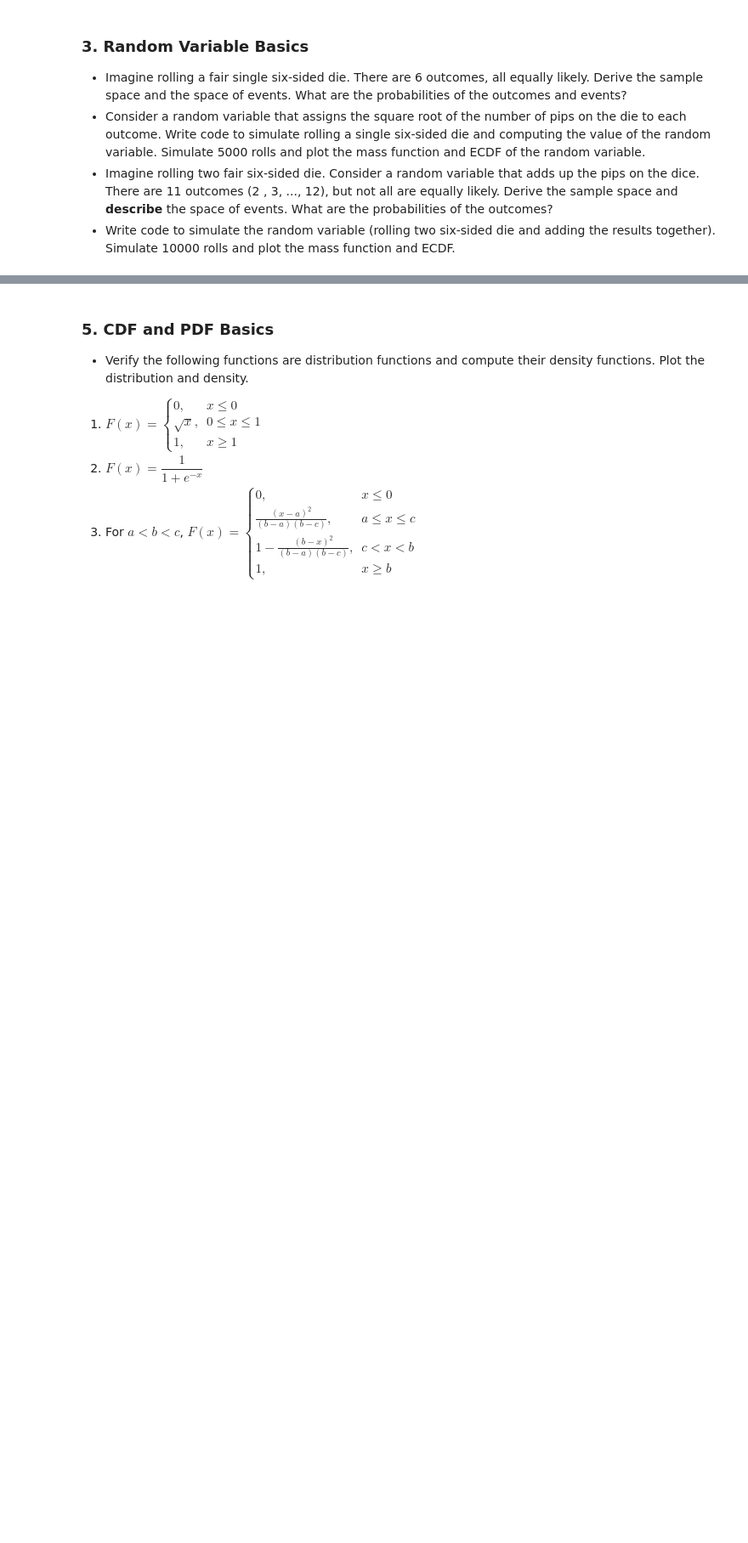
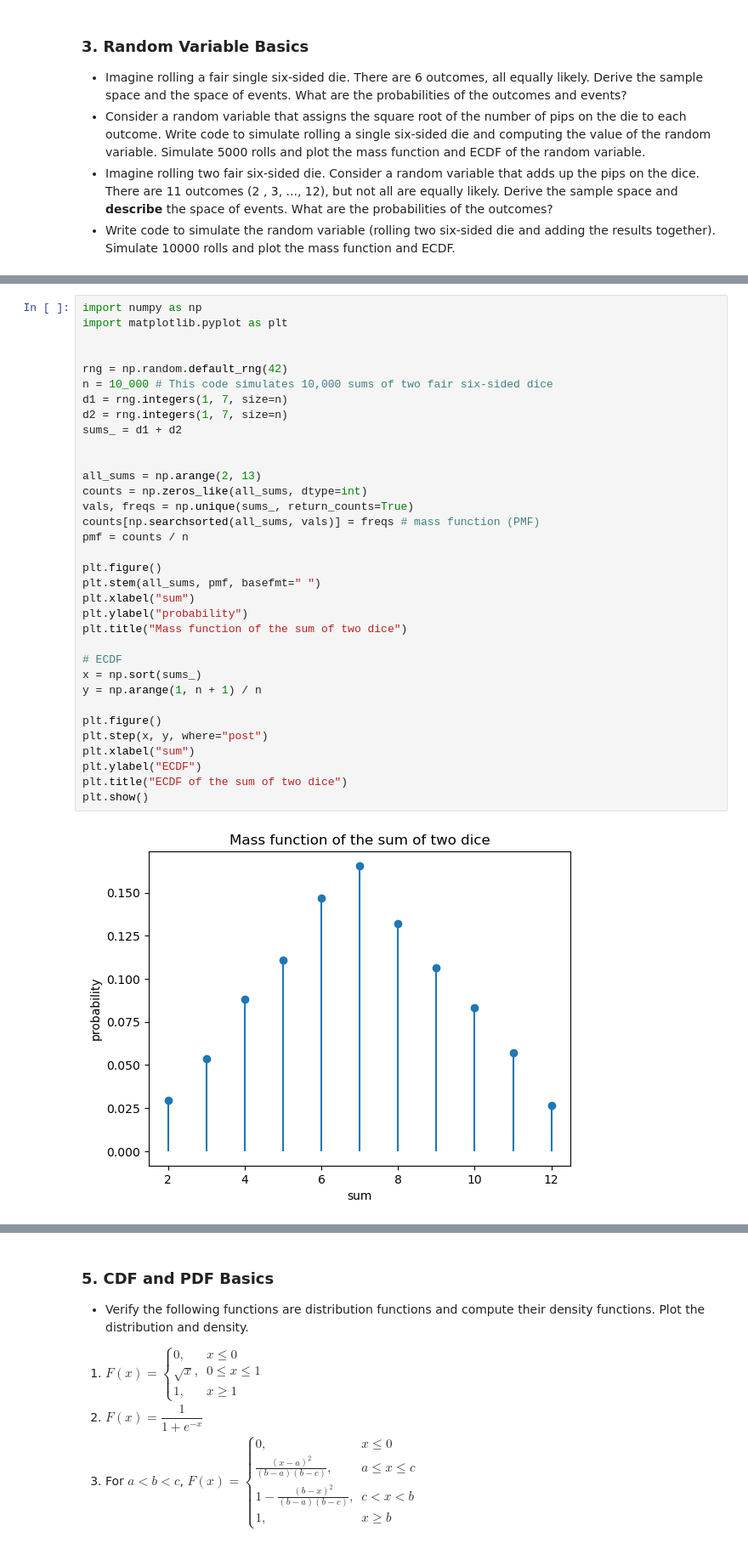
Before and after one commit to Maodougie25/understanding_uncertainty_assignment_6, a Jupyter notebook: assignment_6.ipynb, the cells around one changed output, grey strips where cells are left out. Shown at 85% size. Drawn from its saved outputs; the diff is of its cells as text; blank space fills up the shorter version.

```diff
--- a/assignment_6.ipynb
+++ b/assignment_6.ipynb
@@ -43,0 +50,36 @@ The event set is every subset of {2,3,4,5,6} (32 events total). For any event F,
+# %%
+import numpy as np
+import matplotlib.pyplot as plt
+
+
+rng = np.random.default_rng(42)
+n = 10_000 # This code simulates 10,000 sums of two fair six-sided dice
+d1 = rng.integers(1, 7, size=n)
+d2 = rng.integers(1, 7, size=n)
+sums_ = d1 + d2
+
+
+all_sums = np.arange(2, 13)
+counts = np.zeros_like(all_sums, dtype=int)
+vals, freqs = np.unique(sums_, return_counts=True)
+counts[np.searchsorted(all_sums, vals)] = freqs # mass function (PMF)
+pmf = counts / n
+
+plt.figure()
+plt.stem(all_sums, pmf, basefmt=" ")
+plt.xlabel("sum")
+plt.ylabel("probability")
+plt.title("Mass function of the sum of two dice")
+
+# ECDF
+x = np.sort(sums_)
+y = np.arange(1, n + 1) / n
+
+plt.figure()
+plt.step(x, y, where="post")
+plt.xlabel("sum")
+plt.ylabel("ECDF")
+plt.title("ECDF of the sum of two dice")
+plt.show()
+# %% [output]
+[figure, added]
```
Also changed, not shown: parts of 6 cells of this notebook.
